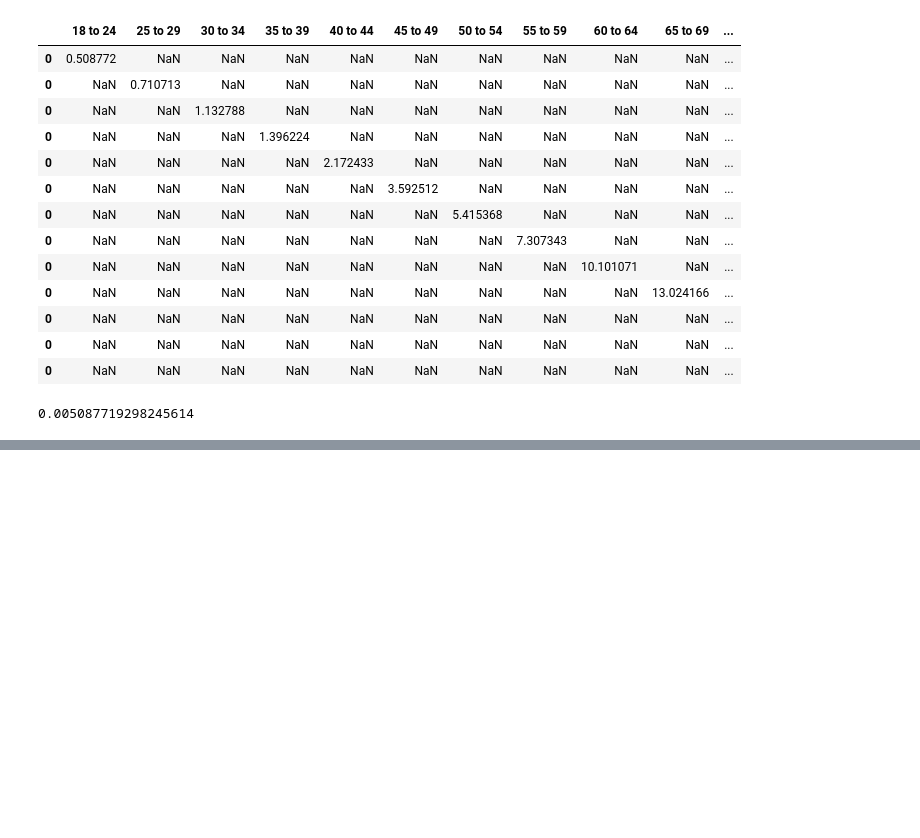
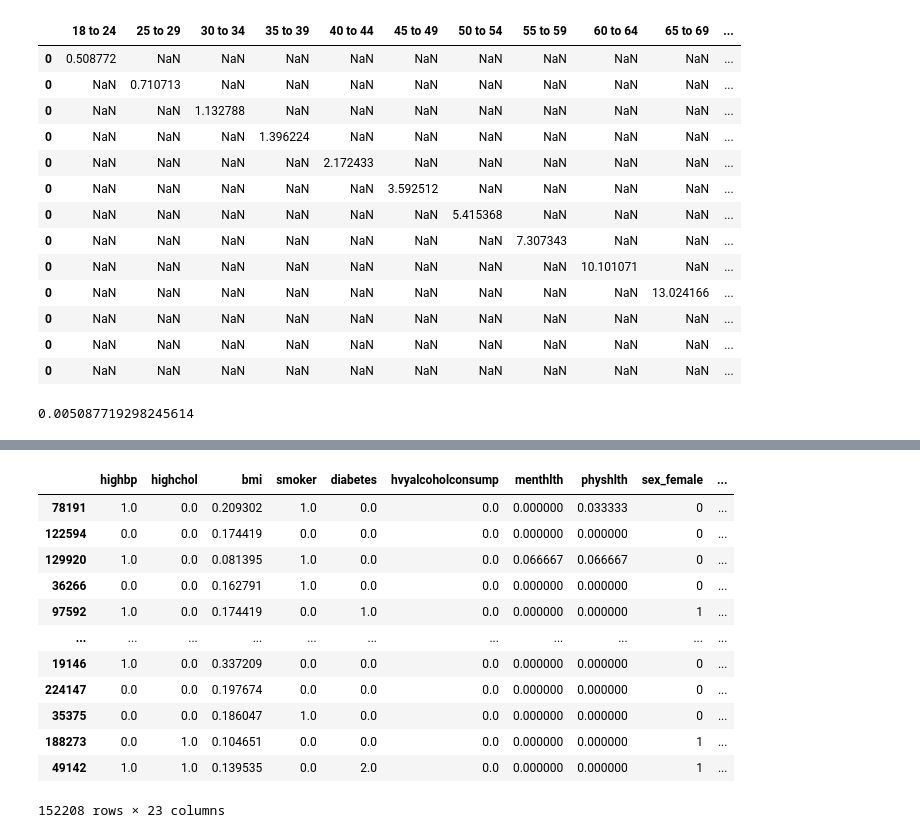
Before and after one commit to Divante222/individual_project, a Jupyter notebook: possible_project_1.ipynb, the cells around one changed output, grey strips where cells are left out. Drawn from its saved outputs; the diff is of its cells as text; code cells hidden in the pictures; blank space fills up the shorter version.

```diff
--- a/possible_project_1.ipynb
+++ b/possible_project_1.ipynb
@@ -370,0 +382,4 @@ df.heartdiseaseorattack[df['age'] == '18 to 24'].value_counts()[1] / (df.heartdi
+# %%
+train, validate, test = wrangle.split_data(df, 'heartdiseaseorattack')
+# %%
+train_scaled, validate_scaled, test_scaled = wrangle.scale_data(train, validate, test, cols = second_list)
@@ -370,0 +390,2 @@ df.heartdiseaseorattack[df['age'] == '18 to 24'].value_counts()[1] / (df.heartdi
+# %%
+X_train, X_validate, X_test, y_train, y_validate, y_test = wrangle.mvp_info(train_scaled, validate_scaled, test_scaled,list(df.iloc[:, 1:].columns), list(df.iloc[:, :1].columns))
@@ -370,0 +406,19 @@ df.heartdiseaseorattack[df['age'] == '18 to 24'].value_counts()[1] / (df.heartdi
+# %%
+
+X_train, X_validate, X_test = wrangle.get_dummies(X_train, X_validate, X_test,the_columns= list(X_train.iloc[:, -2:]))
+# %%
+X_train
+# %% [output]
+|  | highbp | highchol | bmi | smoker | diabetes | hvyalcoholconsump | menthlth | physhlth | sex_female | ... |
+| 78191 | 1.0 | 0.0 | 0.209302 | 1.0 | 0.0 | 0.0 | 0.000000 | 0.033333 | 0 | ... |
+| 122594 | 0.0 | 0.0 | 0.174419 | 0.0 | 0.0 | 0.0 | 0.000000 | 0.000000 | 0 | ... |
+| 129920 | 1.0 | 0.0 | 0.081395 | 1.0 | 0.0 | 0.0 | 0.066667 | 0.066667 | 0 | ... |
+| 36266 | 0.0 | 0.0 | 0.162791 | 1.0 | 0.0 | 0.0 | 0.000000 | 0.000000 | 0 | ... |
+| 97592 | 1.0 | 0.0 | 0.174419 | 0.0 | 1.0 | 0.0 | 0.000000 | 0.000000 | 1 | ... |
+| ... | ... | ... | ... | ... | ... | ... | ... | ... | ... | ... |
+| 19146 | 1.0 | 0.0 | 0.337209 | 0.0 | 0.0 | 0.0 | 0.000000 | 0.000000 | 0 | ... |
+| 224147 | 0.0 | 0.0 | 0.197674 | 0.0 | 0.0 | 0.0 | 0.000000 | 0.000000 | 0 | ... |
+| 35375 | 0.0 | 0.0 | 0.186047 | 1.0 | 0.0 | 0.0 | 0.000000 | 0.000000 | 0 | ... |
+| 188273 | 0.0 | 1.0 | 0.104651 | 0.0 | 0.0 | 0.0 | 0.000000 | 0.000000 | 1 | ... |
+| 49142 | 1.0 | 1.0 | 0.139535 | 0.0 | 2.0 | 0.0 | 0.000000 | 0.000000 | 1 | ... |
+152208 rows × 23 columns
```
Also changed, not shown: parts of 26 cells of this notebook, 4 other files.
